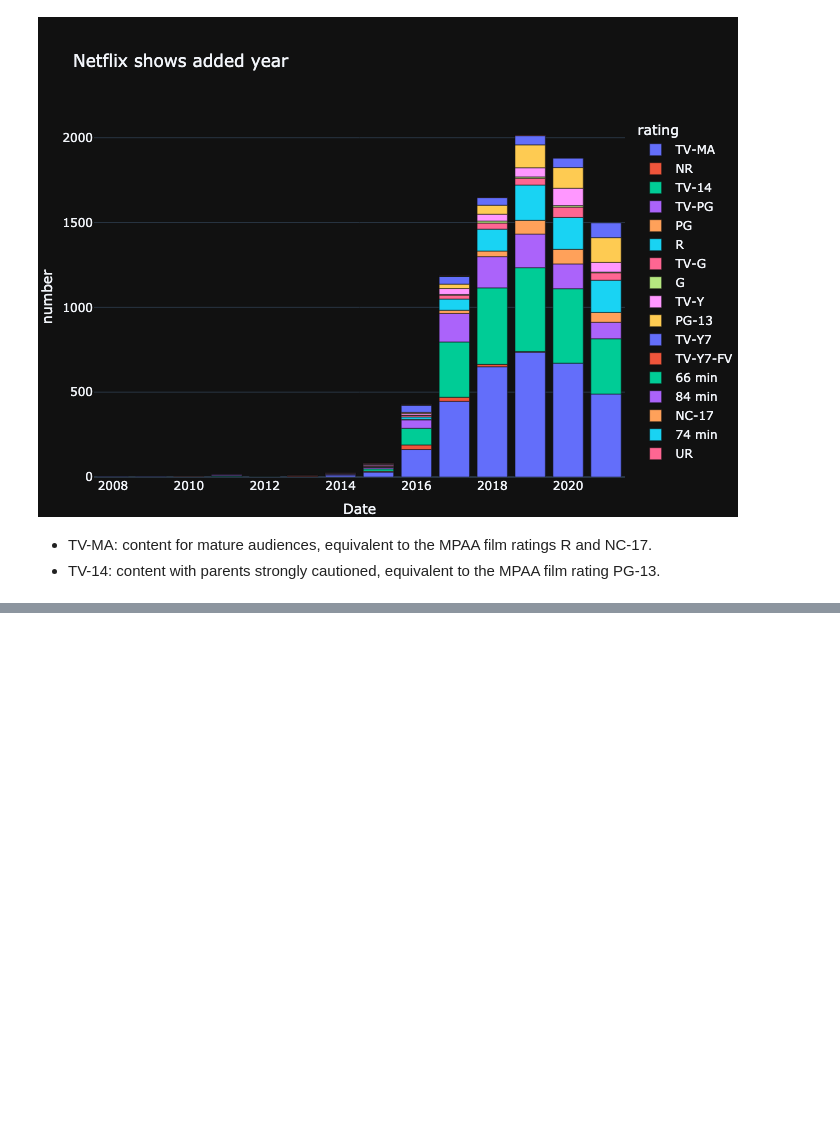
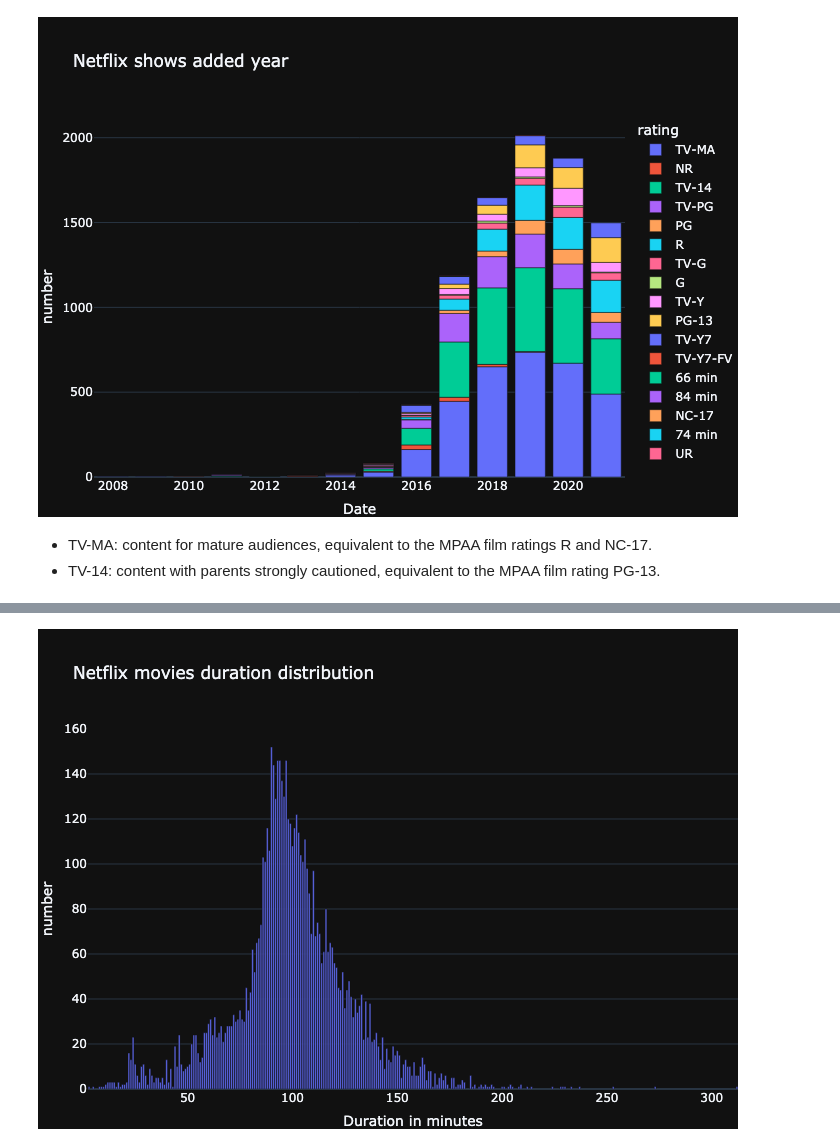
Before and after one commit to dailyLi/netflix, a Jupyter notebook: netflix_EDA.ipynb, the cells around one changed output, grey strips where cells are left out. Drawn from its saved outputs; the diff is of its cells as text; code cells hidden in the pictures; blank space fills up the shorter version.

```diff
--- a/netflix_EDA.ipynb
+++ b/netflix_EDA.ipynb
@@ -174,0 +195,3 @@ fig.show(renderer="png")
+# %%
+df_min = df[df["duration"].str.contains("min") & df["duration"].notnull()]
+df_min
@@ -174,0 +228,3 @@ fig.show(renderer="png")
+# %%
+df_min["duration"] = df_min["duration"].str.replace(" min", "")
+df_min["duration"] = df_min["duration"].astype("int")
@@ -174,0 +258,3 @@ fig.show(renderer="png")
+# %%
+byDuration = df_min.sort_values(by = "duration", ascending = True).groupby(["duration"])["show_id"].count().reset_index()
+byDuration
@@ -174,0 +275,16 @@ fig.show(renderer="png")
+# %%
+fig = px.bar(byDuration, x='duration', y='show_id',
+             labels={'duration':'Duration in minutes', 'show_id':'number'},
+             title='Netflix movies duration distribution')
+
+fig.update_layout(margin ={'l':50,'b':0,'r':0})
+
+#generate interactive graph in Jupyter Notebook
+fig.show()
+
+#generate static graph for GitHub display
+fig.show(renderer="png")
+
+#generate interactive html file
+#fig.write_html("visuals/byDate-bar.html")
+# %% [output]
@@ -174,0 +292 @@ fig.show(renderer="png")
+[figure, added]
```
Also changed, not shown: parts of 11 cells of this notebook.
